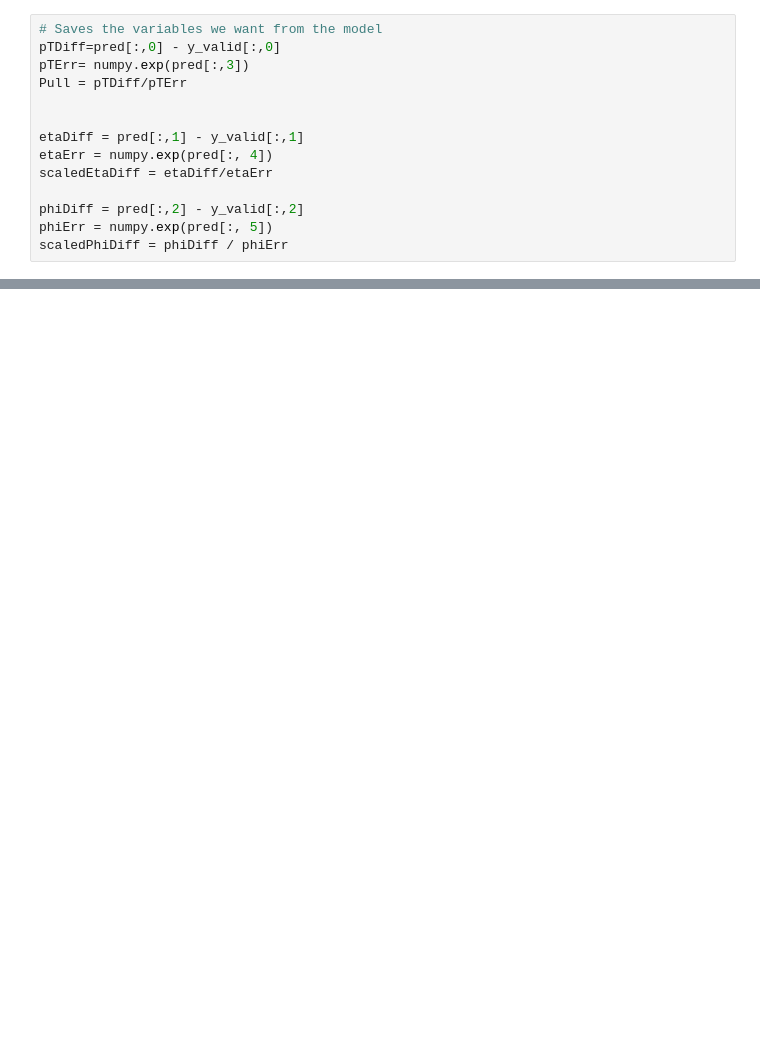
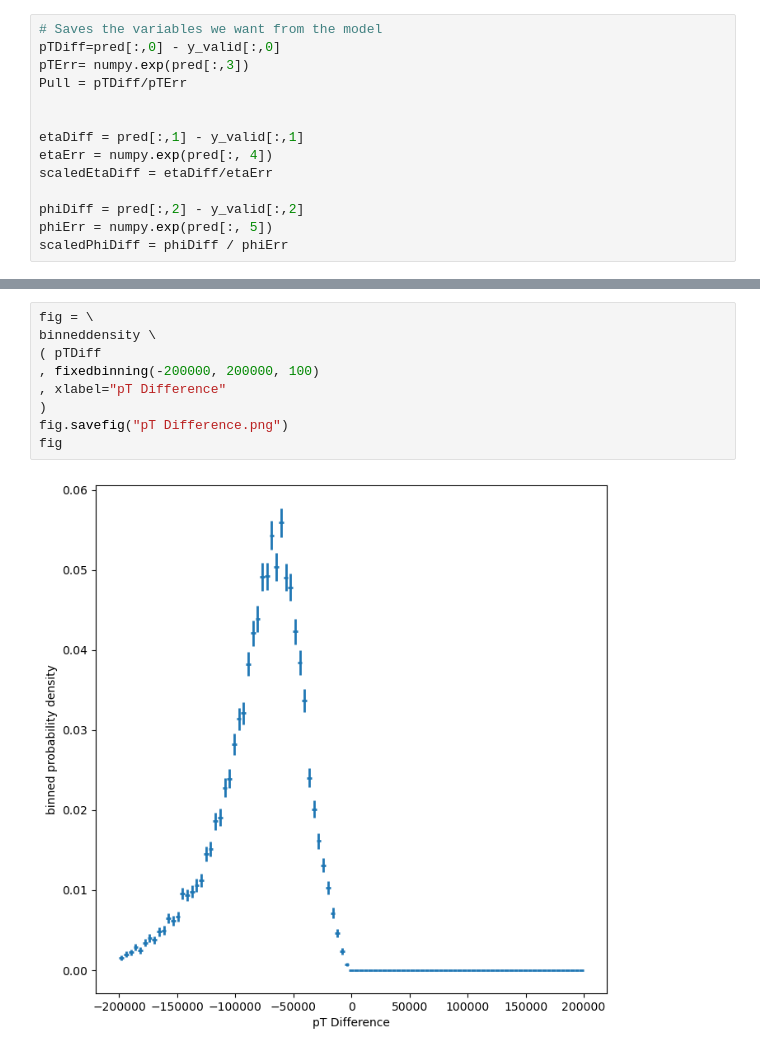
Before and after one commit to JJBarnes/JoshProject, a Jupyter notebook: hffrag.ipynb, the cells around one changed output, grey strips where cells are left out. Saved outputs shown, nothing was run; the diff lists cells and outputs as text; blank space fills up the shorter version.

```diff
--- a/hffrag.ipynb
+++ b/hffrag.ipynb
@@ -510,0 +419,11 @@ fig.savefig("Impact Parameter PV Sig.png")
+# %%
+fig = \
+binneddensity \
+( pTDiff
+, fixedbinning(-200000, 200000, 100)
+, xlabel="pT Difference"
+)
+fig.savefig("pT Difference.png")
+fig
+# %% [output]
+[figure, added]
```
Also changed, not shown: parts of 20 cells of this notebook.
